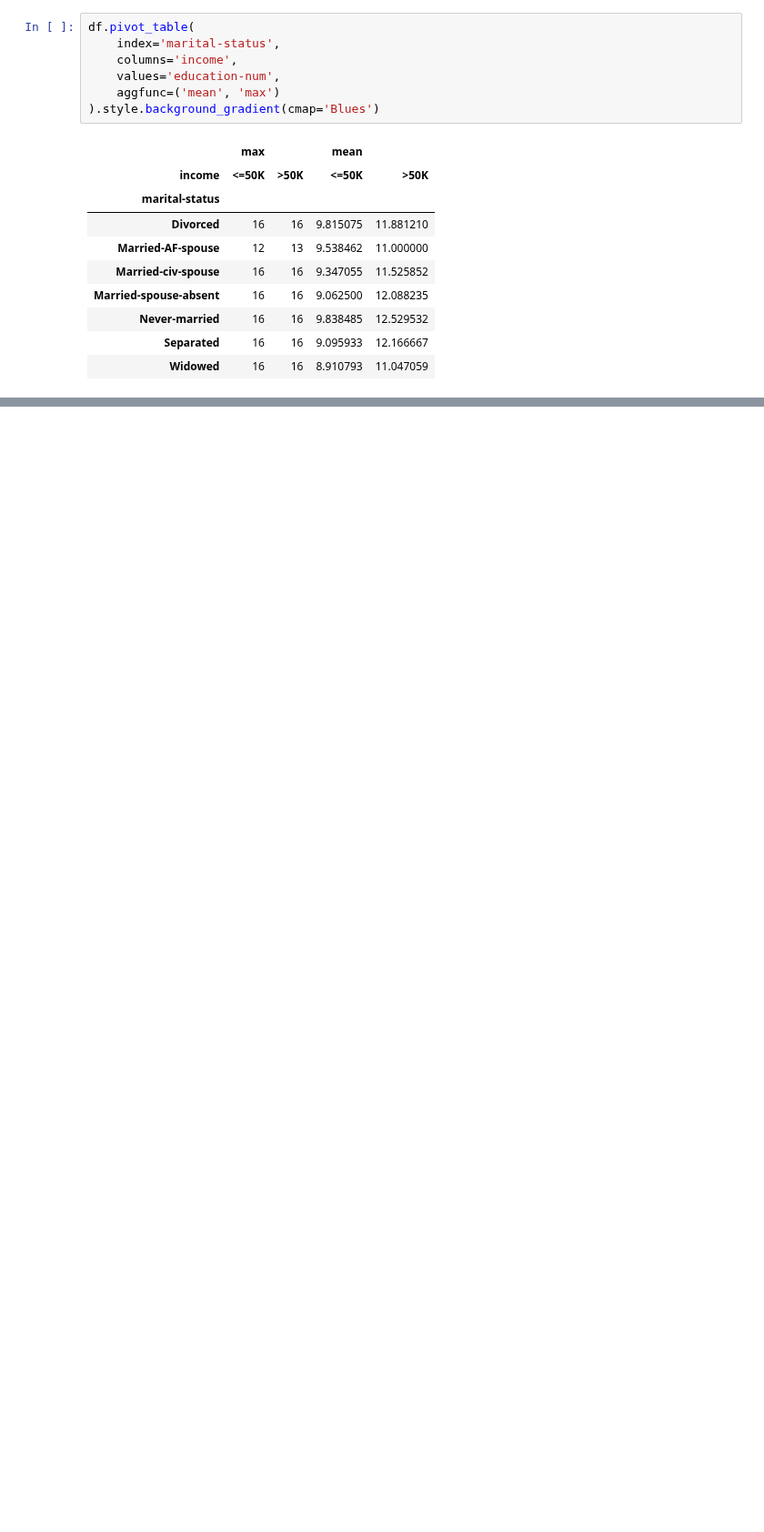
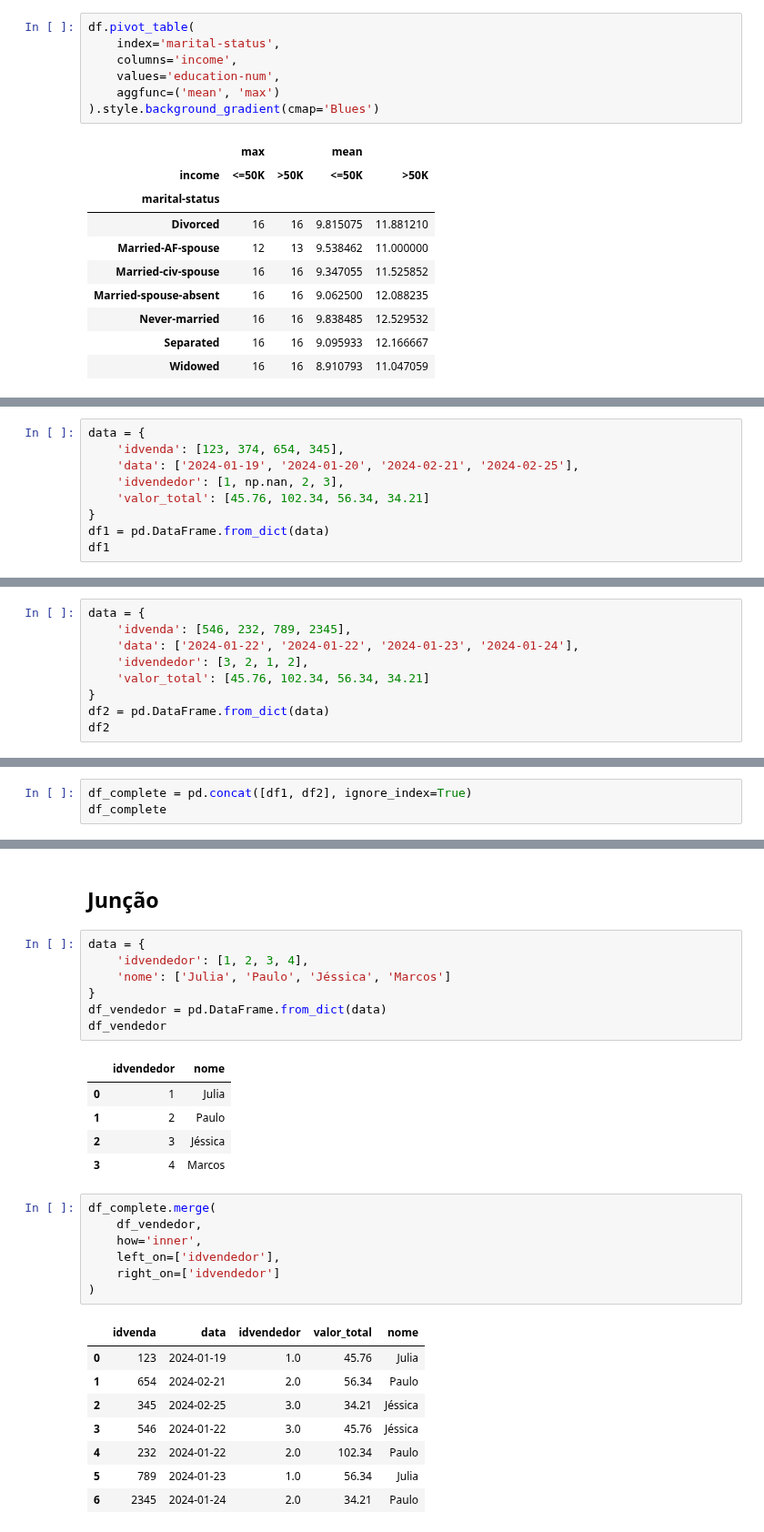
Before and after one commit to Joao-Inacio/Pandas-Descomplicado-Um-Guia-Pratico-para-Iniciantes, a Jupyter notebook: 0.2_Dataframe/dataframe.ipynb, the cells around one changed output, grey strips where cells are left out. Shown at 91% size. Saved outputs shown, nothing was run; the diff lists cells and outputs as text; blank space fills up the shorter version.

Commit message:
Concatenação e junção

```diff
--- a/0.2_Dataframe/dataframe.ipynb
+++ b/0.2_Dataframe/dataframe.ipynb
@@ -1465,0 +1468,9 @@ df.pivot_table(
+# %%
+data = {
+    'idvenda': [123, 374, 654, 345],
+    'data': ['2024-01-19', '2024-01-20', '2024-02-21', '2024-02-25'],
+    'idvendedor': [1, np.nan, 2, 3],
+    'valor_total': [45.76, 102.34, 56.34, 34.21]
+}
+df1 = pd.DataFrame.from_dict(data)
+df1
@@ -1465,0 +1483,9 @@ df.pivot_table(
+# %%
+data = {
+    'idvenda': [546, 232, 789, 2345],
+    'data': ['2024-01-22', '2024-01-22', '2024-01-23', '2024-01-24'],
+    'idvendedor': [3, 2, 1, 2],
+    'valor_total': [45.76, 102.34, 56.34, 34.21]
+}
+df2 = pd.DataFrame.from_dict(data)
+df2
@@ -1465,0 +1498,3 @@ df.pivot_table(
+# %%
+df_complete = pd.concat([df1, df2], ignore_index=True)
+df_complete
@@ -1465,0 +1511,31 @@ df.pivot_table(
+# %% [markdown]
+## Junção
+# %%
+data = {
+    'idvendedor': [1, 2, 3, 4],
+    'nome': ['Julia', 'Paulo', 'Jéssica', 'Marcos']
+}
+df_vendedor = pd.DataFrame.from_dict(data)
+df_vendedor
+# %% [output]
+|  | idvendedor | nome |
+| 0 | 1 | Julia |
+| 1 | 2 | Paulo |
+| 2 | 3 | Jéssica |
+| 3 | 4 | Marcos |
+# %%
+df_complete.merge(
+    df_vendedor,
+    how='inner',
+    left_on=['idvendedor'],
+    right_on=['idvendedor']
+)
+# %% [output]
+|  | idvenda | data | idvendedor | valor_total | nome |
+| 0 | 123 | 2024-01-19 | 1.0 | 45.76 | Julia |
+| 1 | 654 | 2024-02-21 | 2.0 | 56.34 | Paulo |
+| 2 | 345 | 2024-02-25 | 3.0 | 34.21 | Jéssica |
+| 3 | 546 | 2024-01-22 | 3.0 | 45.76 | Jéssica |
+| 4 | 232 | 2024-01-22 | 2.0 | 102.34 | Paulo |
+| 5 | 789 | 2024-01-23 | 1.0 | 56.34 | Julia |
+| 6 | 2345 | 2024-01-24 | 2.0 | 34.21 | Paulo |
```
Also changed, not shown: parts of 6 cells of this notebook.
